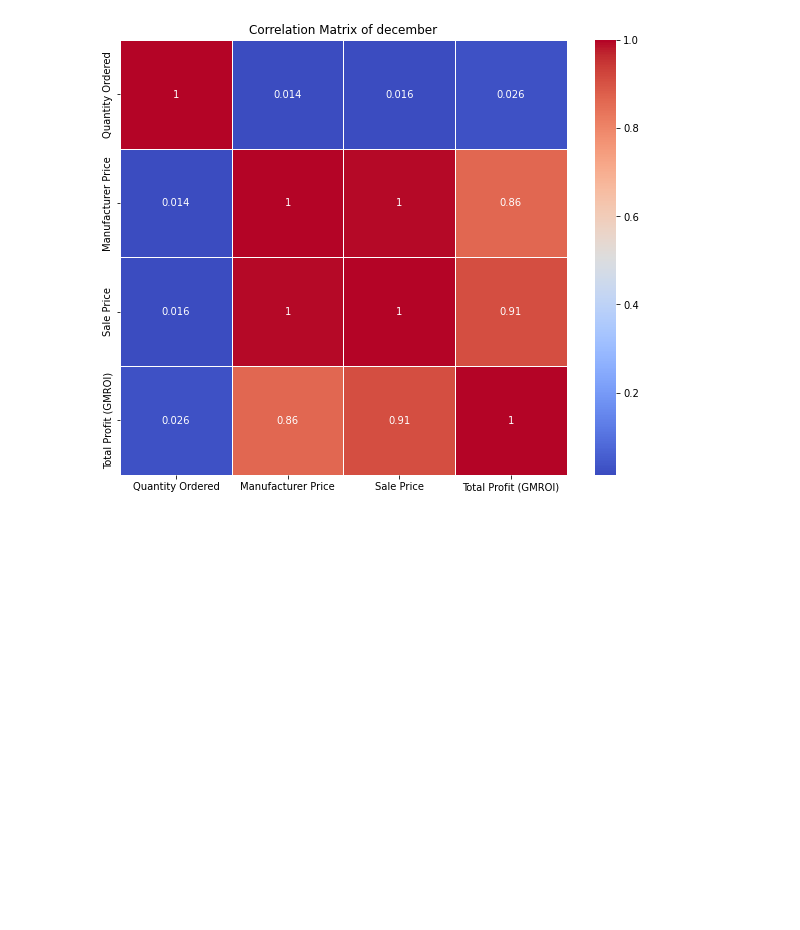
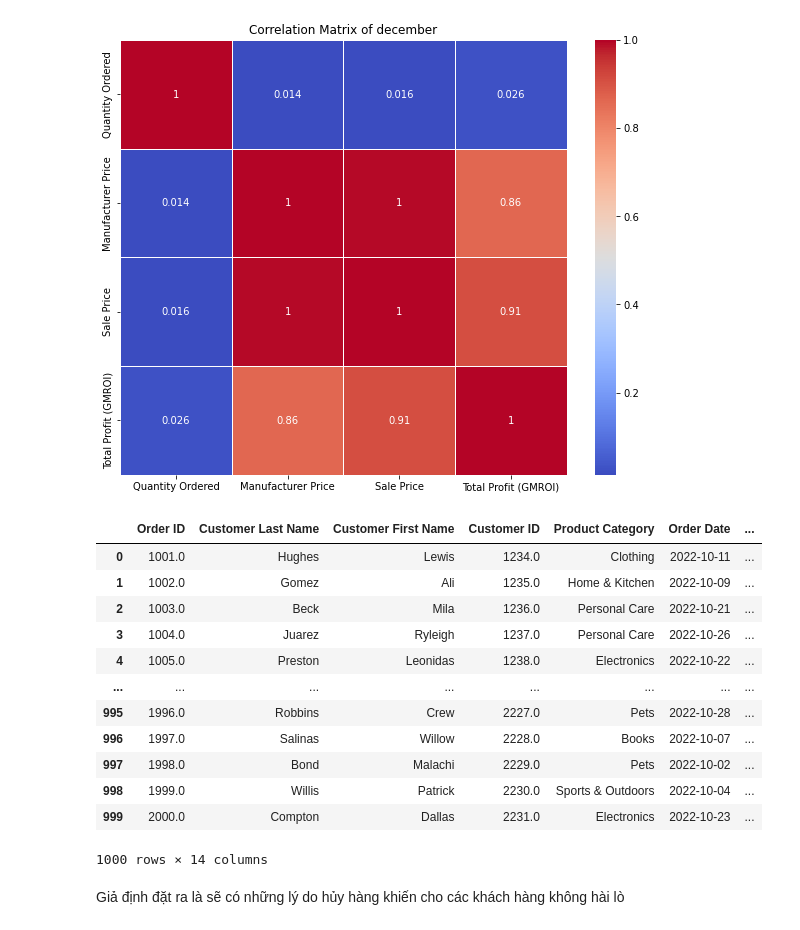
Before and after one commit to ngnquanq/aiesec_da, a Jupyter notebook: notebooks/eda.ipynb, the cells around one changed output. Drawn from its saved outputs; the diff is of its cells as text; code cells hidden in the pictures; blank space fills up the shorter version.

```diff
--- a/notebooks/eda.ipynb
+++ b/notebooks/eda.ipynb
@@ -451,3 +451,21 @@ Manufacturer Price                0.863890
 Sale Price                        0.908343
 Total Profit (GMROI)              1.000000
 [figure]
+# %%
+reg_sale_10
+# %% [output]
+|  | Order ID | Customer Last Name | Customer First Name | Customer ID | Product Category | Order Date | ... |
+| 0 | 1001.0 | Hughes | Lewis | 1234.0 | Clothing | 2022-10-11 | ... |
+| 1 | 1002.0 | Gomez | Ali | 1235.0 | Home & Kitchen | 2022-10-09 | ... |
+| 2 | 1003.0 | Beck | Mila | 1236.0 | Personal Care | 2022-10-21 | ... |
+| 3 | 1004.0 | Juarez | Ryleigh | 1237.0 | Personal Care | 2022-10-26 | ... |
+| 4 | 1005.0 | Preston | Leonidas | 1238.0 | Electronics | 2022-10-22 | ... |
+| ... | ... | ... | ... | ... | ... | ... | ... |
+| 995 | 1996.0 | Robbins | Crew | 2227.0 | Pets | 2022-10-28 | ... |
+| 996 | 1997.0 | Salinas | Willow | 2228.0 | Books | 2022-10-07 | ... |
+| 997 | 1998.0 | Bond | Malachi | 2229.0 | Pets | 2022-10-02 | ... |
+| 998 | 1999.0 | Willis | Patrick | 2230.0 | Sports & Outdoors | 2022-10-04 | ... |
+| 999 | 2000.0 | Compton | Dallas | 2231.0 | Electronics | 2022-10-23 | ... |
+1000 rows × 14 columns
+# %% [markdown]
+Giả định đặt ra là sẽ có những lý do hủy hàng khiến cho các khách hàng không hài lò
```
Also changed, not shown: parts of 1 cell of this notebook, 1 other file.
